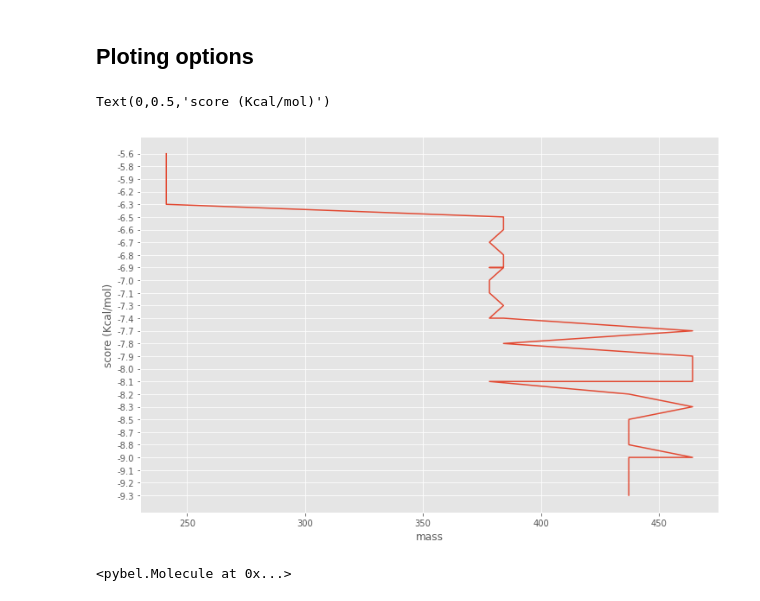
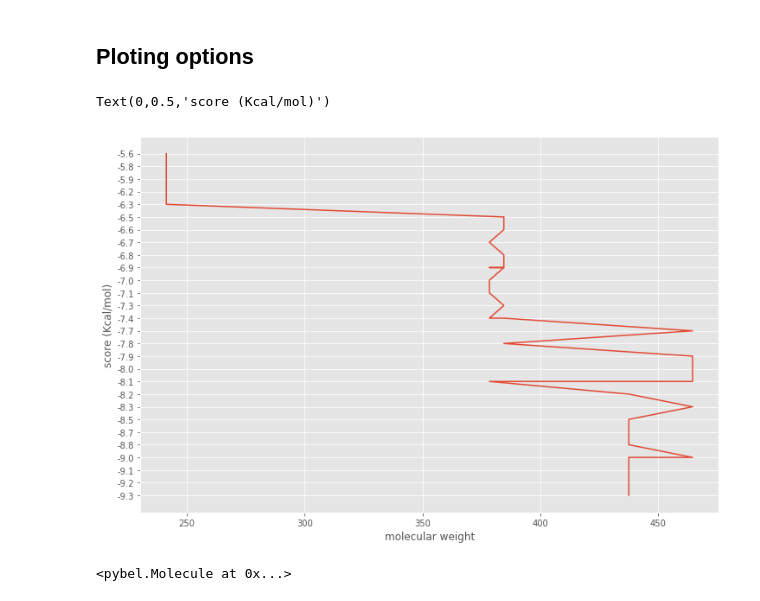
Before and after one commit to AngelRuizMoreno/Docking_analyzer_devel, a Jupyter notebook: Docking_analyzer/Notebooks/Docking_analizer.ipynb, the cells around one changed output. Drawn from its saved outputs; the diff is of its cells as text; code cells hidden in the pictures.

Commit message:
model number and molcular weight saved in table

```diff
--- a/Docking_analyzer/Notebooks/Docking_analizer.ipynb
+++ b/Docking_analyzer/Notebooks/Docking_analizer.ipynb
@@ -27,11 +28,13 @@ scores=[]
 mass=[]
 formula=[]
 smiles=[]
+model=[]
 for file in glob.glob("*.pdbqt"):
     for mol in babel.readfile("pdbqt",file):
         names.append (mol.title)
-        mass.append (mol.exactmass)
+        mass.append (mol.molwt)
         formula.append (mol.formula)
+        model.append (mol.data['MODEL'])
         smiles.append (mol)
     with open(file,'rt') as file:
         for line in file:
@@ -43,9 +46,10 @@ for file in glob.glob("*.pdbqt"):
                     scores.append (neg.group())
 d={ 'file':pd.Series(files),
     'score':pd.Series(scores),
+    'model':pd.Series (model),
     'compound name':pd.Series(names),
     'molecular formula': pd.Series (formula),
-    'exact mass': pd.Series (mass),
+    'molecular weight': pd.Series (mass),
     'smiles':pd.Series (smiles)}
 table=pd.DataFrame (d)
 # %%
@@ -77,12 +81,12 @@ sort.to_csv ('sorted_scores.csv')
 # %% [markdown]
 ## Ploting options
 # %%
-plt.plot (sort['exact mass'],sort['score'])
-plt.xlabel('mass')
+plt.plot (sort['molecular weight'],sort['score'])
+plt.xlabel('molecular weight')
 plt.ylabel ('score (Kcal/mol)')
 # %% [output]
 Text(0,0.5,'score (Kcal/mol)')
-[figure, old version]
+[figure, new version]
 # %%
 table['smiles'][0]
 # %% [output]
```
Also changed, not shown: parts of 2 cells of this notebook, 3 other files.
